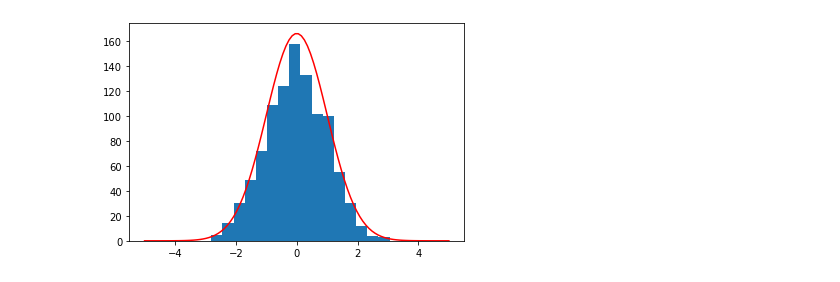
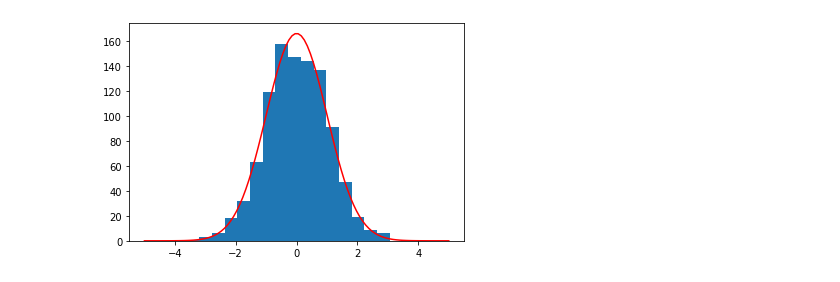
Before and after one commit to acerbilab/pyibs, a Jupyter notebook: ibs_ver1.ipynb, the cells around one changed output. Saved outputs shown, nothing was run; the diff lists cells and outputs as text; code cells hidden in the pictures.

```diff
--- a/ibs_ver1.ipynb
+++ b/ibs_ver1.ipynb
@@ -371,7 +474,7 @@ def psycho_nll(theta, S, R):
     p_vec = lapse / 2 + (1 - lapse) * ((R == -1) * norm.cdf(-(S - bias) / sigma) + (R == 1) * norm.cdf((S - bias) / sigma))
 
     # Total negative log-likelihood
-    L = np.sum(np.log(p_vec))
+    L = -np.sum(np.log(p_vec))
 
     return L
 # %%
@@ -395,12 +498,16 @@ ibs = IBS(fun, resp_mat, design_mat, vectorized=True, acceleration=1.5, num_samp
 ibs_loop = IBS(fun, resp_mat, design_mat, vectorized=False, acceleration=1.5, num_samples_per_call=0, max_iter=int(1e5), max_time=np.inf)
 
 # call the IBS object to compute an estimate (we can also pass additional options)
-nlogl, nlogl_var = ibs(params, num_reps=10, trial_weights=None, additional_output='var', return_positive=False)
+nlogl, nlogl_var = ibs(params, num_reps=50, trial_weights=None, additional_output='var', return_positive=False)
 nlogl_loop, nlogl_var_loop = ibs_loop(params, num_reps=10, trial_weights=None, additional_output='var', return_positive=False)
+output = ibs(params, num_reps=10, trial_weights=None, additional_output='full', return_positive=False)
 
-print("estimated log-likelihood",nlogl)
-print("estimated log-likelihood (loop)",nlogl_loop)
+
+print("estimated negative log-likelihood",nlogl)
+print("estimated variance",np.sqrt(nlogl_var))
+print("estimated negative log-likelihood (loop)",nlogl_loop)
+print("estimated variance (loop)",nlogl_var_loop)
 print("exact log-likelihood",psycho_nll(params,design_mat,resp_mat))
-print("estimated variance",nlogl_var)
-print("estimated variance (loop)",nlogl_var_loop)
+print("-------------------------------------------")
+print(output)
 # %% [output]
@@ -412,31 +530,32 @@ estimated variance (loop) 17.366095044013754
 # %%
 import matplotlib.pyplot as plt
 
 fun = psycho_gen
 Ntrials = 600
 eta = np.linspace(np.log(0.01),np.log(1),num = 10)
 bias = np.linspace(0.05,0.3,num = 10)
 lapse = np.linspace(0.005,0.05,num = 10)
 params = np.array(np.meshgrid(eta,bias,lapse)).T.reshape(-1,3)
 dmat = 3*npr.rand(Ntrials)
 Nexps = params.shape[0]
 zscores = np.zeros(Nexps)
 
 for i in range(Nexps):
     rmat = psycho_gen(params[i], dmat)
     ibs = IBS(fun, rmat, dmat, vectorized=True, acceleration=1.5, num_samples_per_call=0, max_iter=int(1e5), max_time=np.inf)
-    nlogl, nlogl_var = ibs(params[i], num_reps=10, trial_weights=None, additional_output='var')
+    nlogl, nlogl_std = ibs(params[i], num_reps=10, trial_weights=None, additional_output='std', return_positive=True)
     nlogl_exact = psycho_nll(params[i], dmat, rmat)
-    zscores[i] = (nlogl_exact-nlogl)/np.sqrt(nlogl_var)
+    zscores[i] = (nlogl_exact-nlogl)/nlogl_std
+
 
 plt.hist(zscores, bins = 16,  density = False)
 # plot standard normal distribution in the same graph
 x = np.linspace(-5,5,100)
 plt.plot(x, (Nexps*5/6)*np.exp(-x**2/2)/np.sqrt(2*np.pi)/2, color = "red")
 
 if np.abs(np.mean(zscores)) > 0.15:
     print("Warning: the mean of the z-scores is not close to zero")
 if np.abs(np.std(zscores) - 1) > 0.1:
     print("Warning: the standard deviation of the z-scores is not close to one")
 # %% [output]
-[figure, old version]
+[figure, new version]
```
Also changed, not shown: parts of 6 cells of this notebook.
